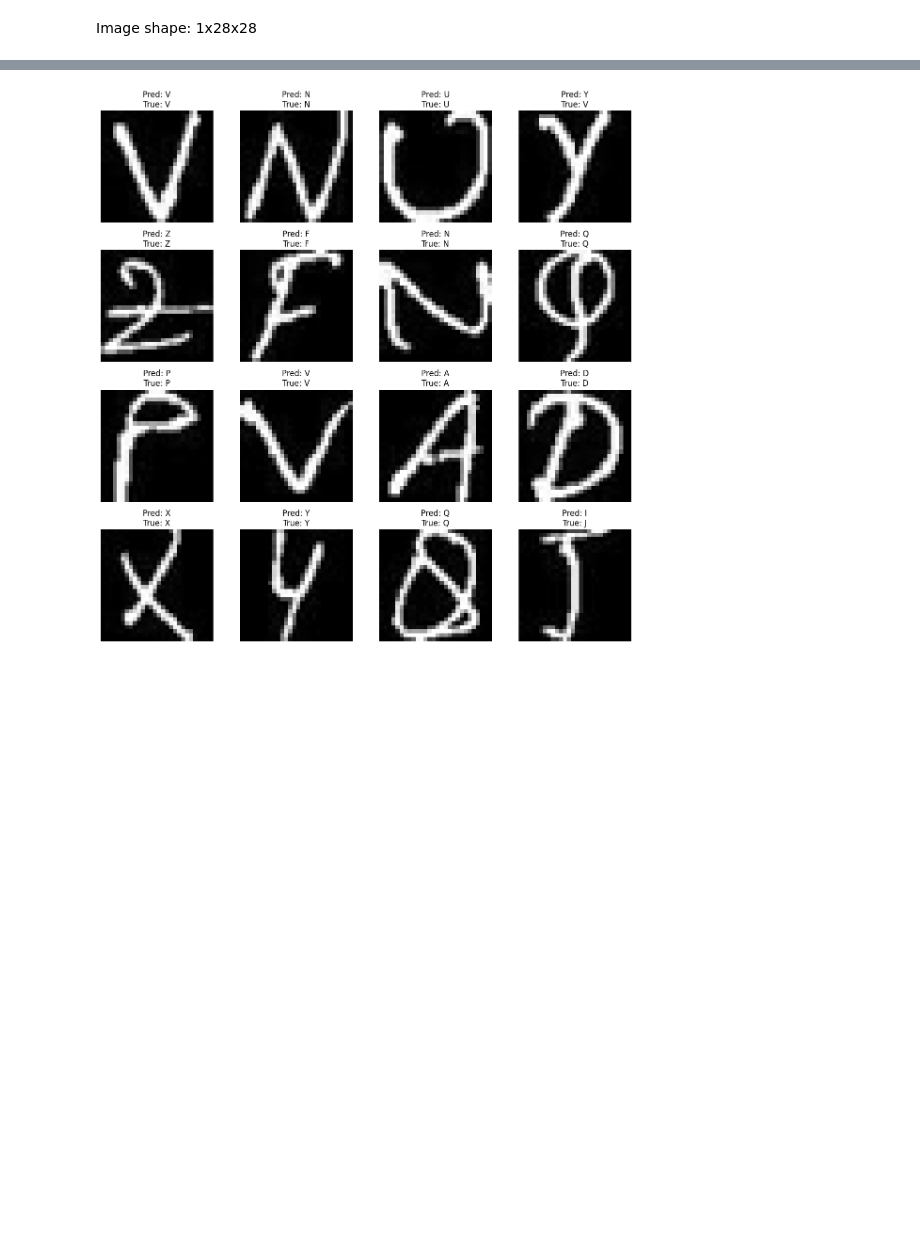
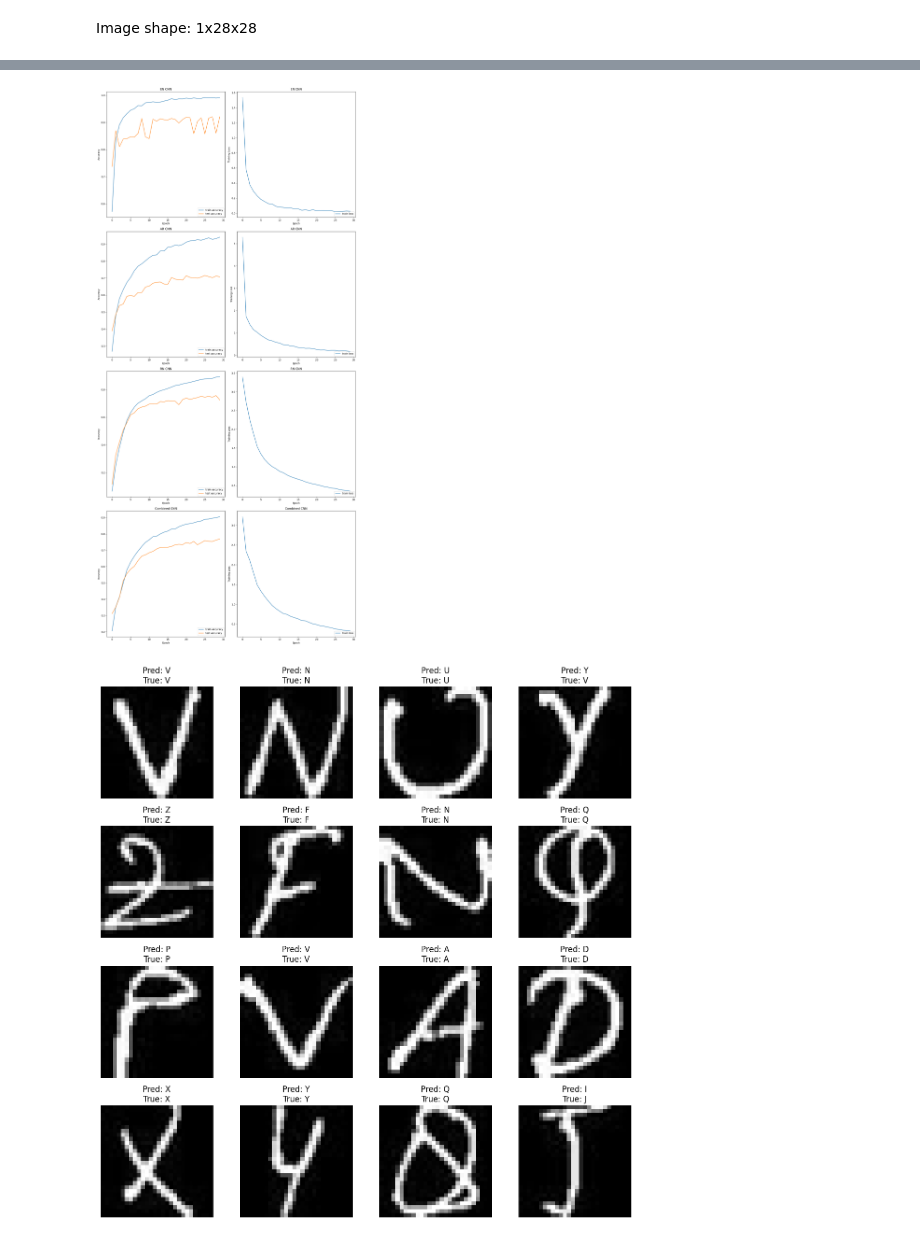
Before and after one commit to calebfederman/handwritten-alphabet-language-classifier, a Jupyter notebook: src/CNN.ipynb, the cells around one changed output, grey strips where cells are left out. Drawn from its saved outputs; the diff is of its cells as text; code cells hidden in the pictures; blank space fills up the shorter version.

Commit message:
Split into 3 individual CNNs and combined CNN

```diff
--- a/src/CNN.ipynb
+++ b/src/CNN.ipynb
@@ -172,0 +484,91 @@ Test accuracy: 90.17%
+# %%
+plt.figure(figsize=(15,32))
+
+### SEPERATE ENSEMBLE CNN METHOD ###
+
+# en
+plt.subplot(4, 2, 1)
+plt.plot(hist_tr_acc_en, label='train accuracy')
+plt.plot(hist_te_acc_en, label='test accuracy')
+plt.xlabel('Epoch')
+plt.ylabel('Accuracy')
+plt.legend(loc='lower right')
+plt.title('EN CNN')
+
+plt.subplot(4, 2, 2)
+plt.plot(hist_tr_loss_en, label='train loss')
+plt.xlabel('Epoch')
+plt.ylabel('Training Loss')
+plt.legend(loc='lower right')
+plt.title('EN CNN')
+
+# ar
+plt.subplot(4, 2, 3)
+plt.plot(hist_tr_acc_ar, label='train accuracy')
+plt.plot(hist_te_acc_ar, label='test accuracy')
+plt.xlabel('Epoch')
+plt.ylabel('Accuracy')
+plt.legend(loc='lower right')
+plt.title('AR CNN')
+
+plt.subplot(4, 2, 4)
+plt.plot(hist_tr_loss_ar, label='train loss')
+plt.xlabel('Epoch')
+plt.ylabel('Training Loss')
+plt.legend(loc='lower right')
+plt.title('AR CNN')
+
+# rn
+plt.subplot(4, 2, 5)
+plt.plot(hist_tr_acc_rn, label='train accuracy')
+plt.plot(hist_te_acc_rn, label='test accuracy')
+plt.xlabel('Epoch')
+plt.ylabel('Accuracy')
+plt.legend(loc='lower right')
+plt.title('RN CNN')
+
+plt.subplot(4, 2, 6)
+plt.plot(hist_tr_loss_rn, label='train loss')
+plt.xlabel('Epoch')
+plt.ylabel('Training Loss')
+plt.legend(loc='lower right')
+plt.title('RN CNN')
+
+### COMBINED CNN METHOD ###
+
+plt.subplot(4, 2, 7)
+plt.plot(hist_tr_acc, label='train accuracy')
+plt.plot(hist_te_acc, label='test accuracy')
+plt.xlabel('Epoch')
+plt.ylabel('Accuracy')
+plt.legend(loc='lower right')
+plt.title('Combined CNN')
+
+plt.subplot(4, 2, 8)
+plt.plot(hist_tr_loss, label='train loss')
+plt.xlabel('Epoch')
+plt.ylabel('Training Loss')
+plt.legend(loc='lower right')
+plt.title('Combined CNN')
+
+
+plt.tight_layout()
+
+# accuracy
+
+# en
+acc = eval(model_en, loader_test_en)
+print(f'EN CNN Test accuracy: {acc*100:.2f}%')
+
+# ar
+acc = eval(model_ar, loader_test_ar)
+print(f'AR CNN Test accuracy: {acc*100:.2f}%')
+
+# rn
+acc = eval(model_rn, loader_test_rn)
+print(f'RN CNN Test accuracy: {acc*100:.2f}%')
+
+# combined
+acc = eval(model, loader_test)
+print(f'Combined CNN Test accuracy: {acc*100:.2f}%')
+# %% [output]
@@ -173,3 +579,4 @@ Test accuracy: 90.17%
+[figure, added]
 # %%
 import matplotlib.pyplot as plt
 
```
Also changed, not shown: parts of 11 cells of this notebook.
